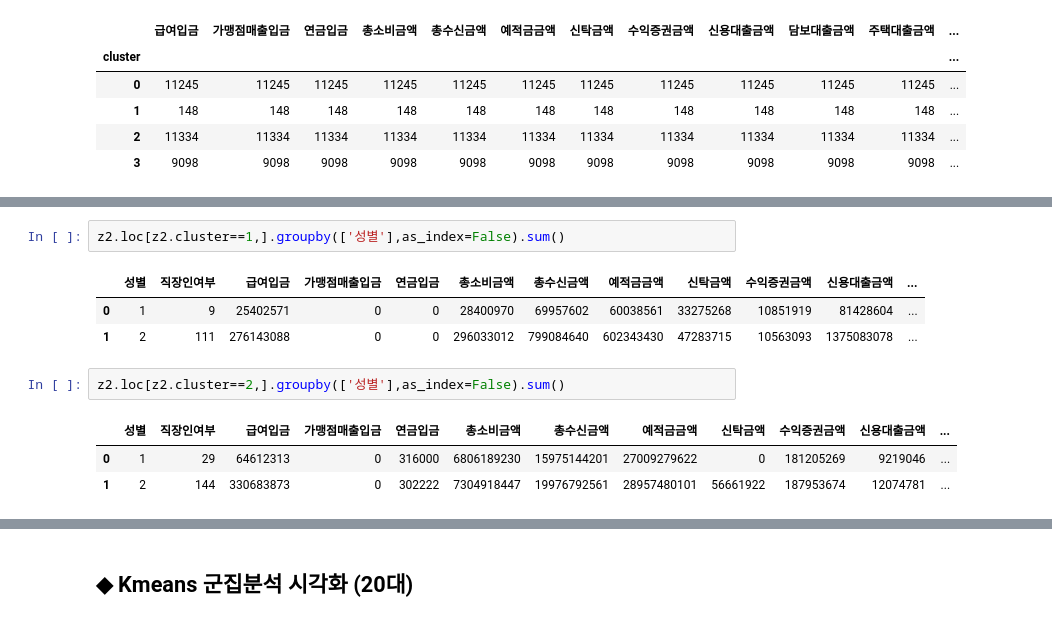
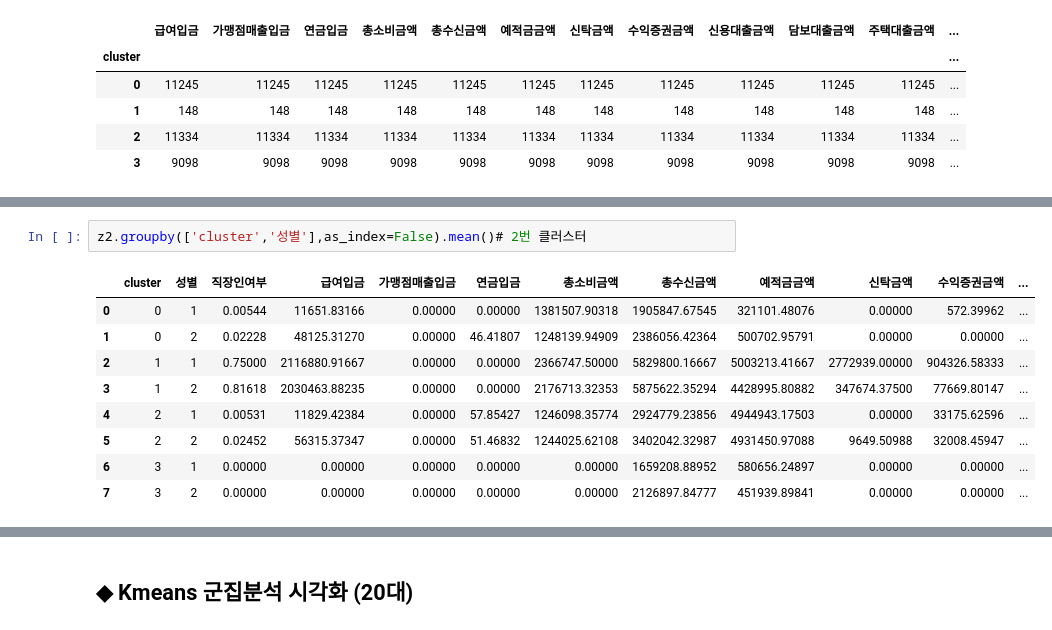
Before and after one commit to DataWilll/Wanwoo-Chang, a Jupyter notebook: 신한은행데이터 분석 코드.ipynb, the cells around one changed output, grey strips where cells are left out. Drawn from its saved outputs; the diff is of its cells as text.

```diff
--- a/신한은행데이터 분석 코드.ipynb
+++ b/신한은행데이터 분석 코드.ipynb
@@ -670,12 +667,12 @@ z2.loc[z2.cluster==0,].groupby(['성별'],as_index=False).sum()
 # %%
-z2.loc[z2.cluster==1,].groupby(['성별'],as_index=False).sum()
+z2.groupby(['cluster','성별'],as_index=False).mean()# 2번 클러스터
 # %% [output]
-|  | 성별 | 직장인여부 | 급여입금 | 가맹점매출입금 | 연금입금 | 총소비금액 | 총수신금액 | 예적금금액 | 신탁금액 | 수익증권금액 | 신용대출금액 | ... |
-| 0 | 1 | 9 | 25402571 | 0 | 0 | 28400970 | 69957602 | 60038561 | 33275268 | 10851919 | 81428604 | ... |
-| 1 | 2 | 111 | 276143088 | 0 | 0 | 296033012 | 799084640 | 602343430 | 47283715 | 10563093 | 1375083078 | ... |
+|  | cluster | 성별 | 직장인여부 | 급여입금 | 가맹점매출입금 | 연금입금 | 총소비금액 | 총수신금액 | 예적금금액 | 신탁금액 | 수익증권금액 | ... |
+| 0 | 0 | 1 | 0.00544 | 11651.83166 | 0.00000 | 0.00000 | 1381507.90318 | 1905847.67545 | 321101.48076 | 0.00000 | 572.39962 | ... |
+| 1 | 0 | 2 | 0.02228 | 48125.31270 | 0.00000 | 46.41807 | 1248139.94909 | 2386056.42364 | 500702.95791 | 0.00000 | 0.00000 | ... |
+| 2 | 1 | 1 | 0.75000 | 2116880.91667 | 0.00000 | 0.00000 | 2366747.50000 | 5829800.16667 | 5003213.41667 | 2772939.00000 | 904326.58333 | ... |
+| 3 | 1 | 2 | 0.81618 | 2030463.88235 | 0.00000 | 0.00000 | 2176713.32353 | 5875622.35294 | 4428995.80882 | 347674.37500 | 77669.80147 | ... |
+| 4 | 2 | 1 | 0.00531 | 11829.42384 | 0.00000 | 57.85427 | 1246098.35774 | 2924779.23856 | 4944943.17503 | 0.00000 | 33175.62596 | ... |
+| 5 | 2 | 2 | 0.02452 | 56315.37347 | 0.00000 | 51.46832 | 1244025.62108 | 3402042.32987 | 4931450.97088 | 9649.50988 | 32008.45947 | ... |
+| 6 | 3 | 1 | 0.00000 | 0.00000 | 0.00000 | 0.00000 | 0.00000 | 1659208.88952 | 580656.24897 | 0.00000 | 0.00000 | ... |
+| 7 | 3 | 2 | 0.00000 | 0.00000 | 0.00000 | 0.00000 | 0.00000 | 2126897.84777 | 451939.89841 | 0.00000 | 0.00000 | ... |
-# %%
-z2.loc[z2.cluster==2,].groupby(['성별'],as_index=False).sum()
-# %% [output]
-|  | 성별 | 직장인여부 | 급여입금 | 가맹점매출입금 | 연금입금 | 총소비금액 | 총수신금액 | 예적금금액 | 신탁금액 | 수익증권금액 | 신용대출금액 | ... |
-| 0 | 1 | 29 | 64612313 | 0 | 316000 | 6806189230 | 15975144201 | 27009279622 | 0 | 181205269 | 9219046 | ... |
-| 1 | 2 | 144 | 330683873 | 0 | 302222 | 7304918447 | 19976792561 | 28957480101 | 56661922 | 187953674 | 12074781 | ... |
```
Also changed, not shown: parts of 17 cells of this notebook.
